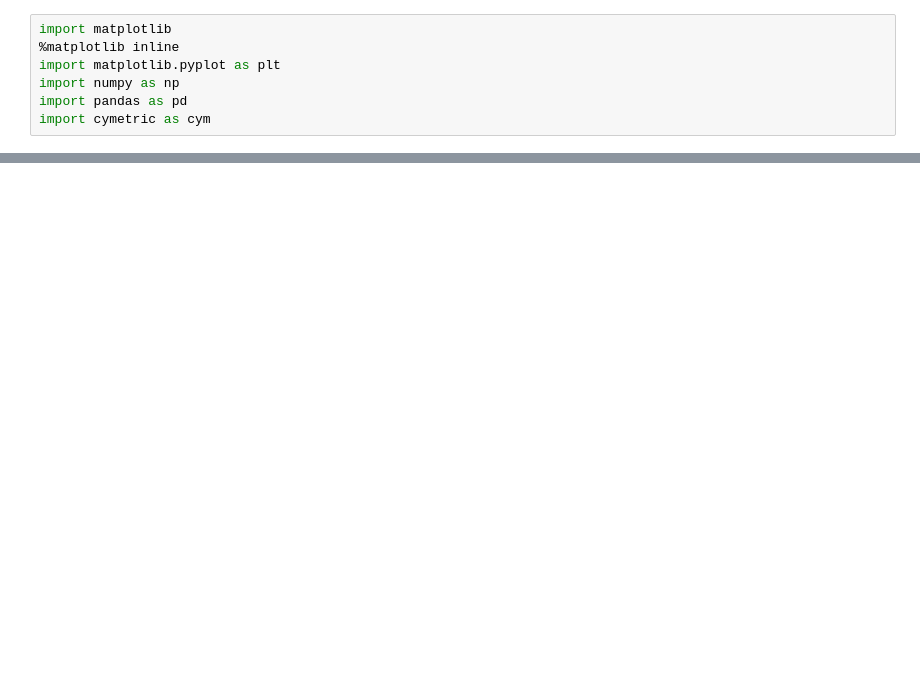
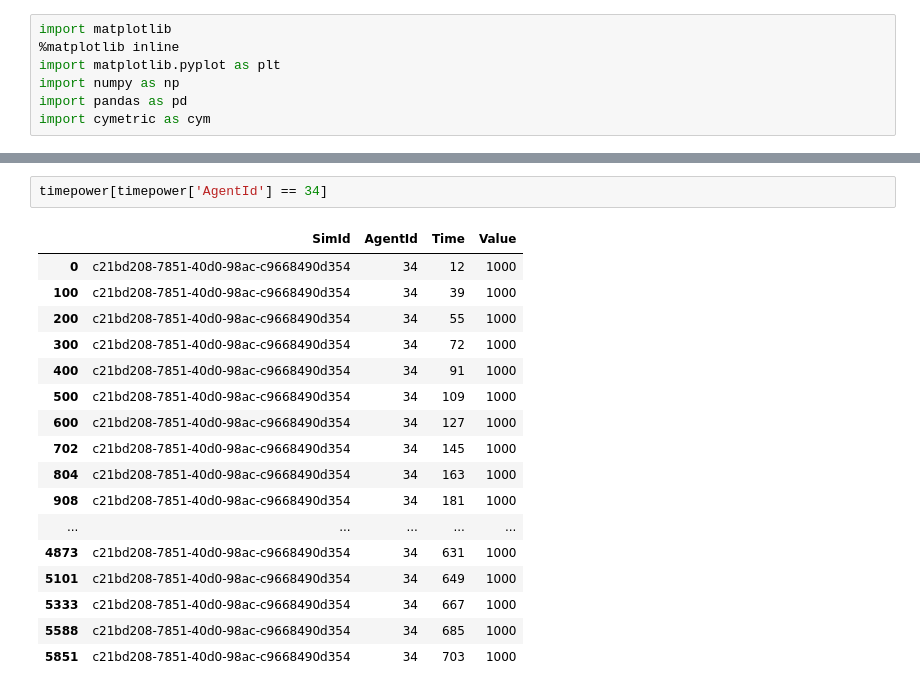
Before and after one commit to scopatz/fco-ta, a Jupyter notebook: genpower.ipynb, the cells around one changed output, grey strips where cells are left out. Drawn from its saved outputs; the diff is of its cells as text; blank space fills up the shorter version.

```diff
--- a/genpower.ipynb
+++ b/genpower.ipynb
@@ -60,0 +96,20 @@ plt.ylabel('Generated Power [MWe]')
+# %%
+timepower[timepower['AgentId'] == 34]
+# %% [output]
+|  | SimId | AgentId | Time | Value |
+| 0 | c21bd208-7851-40d0-98ac-c9668490d354 | 34 | 12 | 1000 |
+| 100 | c21bd208-7851-40d0-98ac-c9668490d354 | 34 | 39 | 1000 |
+| 200 | c21bd208-7851-40d0-98ac-c9668490d354 | 34 | 55 | 1000 |
+| 300 | c21bd208-7851-40d0-98ac-c9668490d354 | 34 | 72 | 1000 |
+| 400 | c21bd208-7851-40d0-98ac-c9668490d354 | 34 | 91 | 1000 |
+| 500 | c21bd208-7851-40d0-98ac-c9668490d354 | 34 | 109 | 1000 |
+| 600 | c21bd208-7851-40d0-98ac-c9668490d354 | 34 | 127 | 1000 |
+| 702 | c21bd208-7851-40d0-98ac-c9668490d354 | 34 | 145 | 1000 |
+| 804 | c21bd208-7851-40d0-98ac-c9668490d354 | 34 | 163 | 1000 |
+| 908 | c21bd208-7851-40d0-98ac-c9668490d354 | 34 | 181 | 1000 |
+| ... | ... | ... | ... | ... |
+| 4873 | c21bd208-7851-40d0-98ac-c9668490d354 | 34 | 631 | 1000 |
+| 5101 | c21bd208-7851-40d0-98ac-c9668490d354 | 34 | 649 | 1000 |
+| 5333 | c21bd208-7851-40d0-98ac-c9668490d354 | 34 | 667 | 1000 |
+| 5588 | c21bd208-7851-40d0-98ac-c9668490d354 | 34 | 685 | 1000 |
+| 5851 | c21bd208-7851-40d0-98ac-c9668490d354 | 34 | 703 | 1000 |
```
Also changed, not shown: parts of 6 cells of this notebook, 1 other file.
